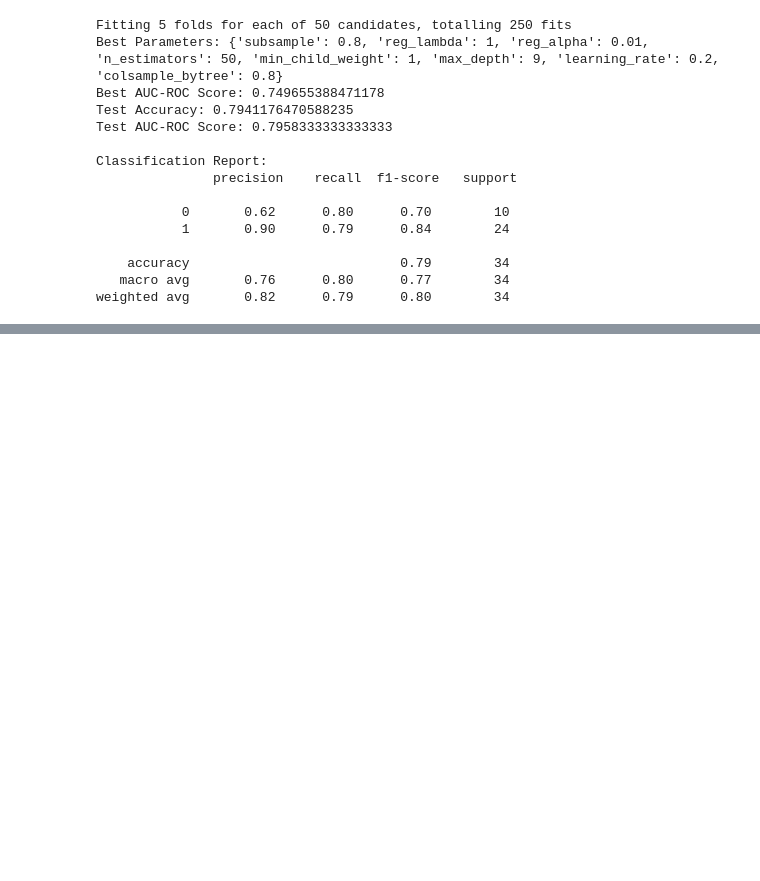
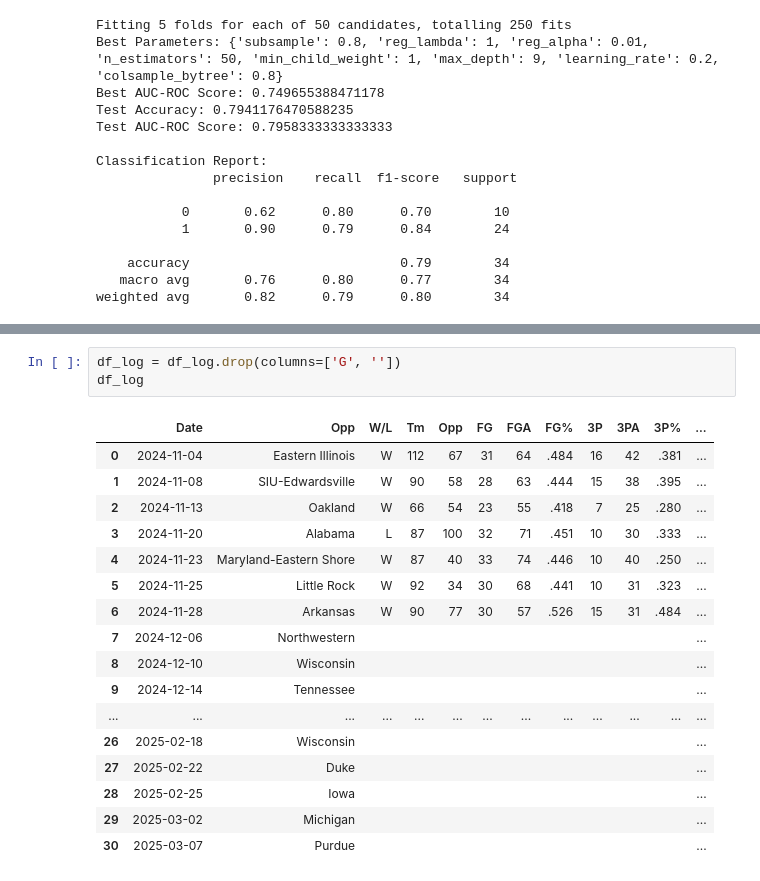
Before and after one commit to UIUC-DSC/team-townies-fa24, a Jupyter notebook: Modeling.ipynb, the cells around one changed output, grey strips where cells are left out. Saved outputs shown, nothing was run; the diff lists cells and outputs as text; blank space fills up the shorter version.

```diff
--- a/Modeling.ipynb
+++ b/Modeling.ipynb
@@ -780,0 +871,21 @@ Test AUC-ROC Score: 0.875
+# %%
+df_log = df_log.drop(columns=['G', ''])
+df_log
+# %% [output]
+|  | Date | Opp | W/L | Tm | Opp | FG | FGA | FG% | 3P | 3PA | 3P% | ... |
+| 0 | 2024-11-04 | Eastern Illinois | W | 112 | 67 | 31 | 64 | .484 | 16 | 42 | .381 | ... |
+| 1 | 2024-11-08 | SIU-Edwardsville | W | 90 | 58 | 28 | 63 | .444 | 15 | 38 | .395 | ... |
+| 2 | 2024-11-13 | Oakland | W | 66 | 54 | 23 | 55 | .418 | 7 | 25 | .280 | ... |
+| 3 | 2024-11-20 | Alabama | L | 87 | 100 | 32 | 71 | .451 | 10 | 30 | .333 | ... |
+| 4 | 2024-11-23 | Maryland-Eastern Shore | W | 87 | 40 | 33 | 74 | .446 | 10 | 40 | .250 | ... |
+| 5 | 2024-11-25 | Little Rock | W | 92 | 34 | 30 | 68 | .441 | 10 | 31 | .323 | ... |
+| 6 | 2024-11-28 | Arkansas | W | 90 | 77 | 30 | 57 | .526 | 15 | 31 | .484 | ... |
+| 7 | 2024-12-06 | Northwestern |  |  |  |  |  |  |  |  |  | ... |
+| 8 | 2024-12-10 | Wisconsin |  |  |  |  |  |  |  |  |  | ... |
+| 9 | 2024-12-14 | Tennessee |  |  |  |  |  |  |  |  |  | ... |
+| ... | ... | ... | ... | ... | ... | ... | ... | ... | ... | ... | ... | ... |
+| 26 | 2025-02-18 | Wisconsin |  |  |  |  |  |  |  |  |  | ... |
+| 27 | 2025-02-22 | Duke |  |  |  |  |  |  |  |  |  | ... |
+| 28 | 2025-02-25 | Iowa |  |  |  |  |  |  |  |  |  | ... |
+| 29 | 2025-03-02 | Michigan |  |  |  |  |  |  |  |  |  | ... |
+| 30 | 2025-03-07 | Purdue |  |  |  |  |  |  |  |  |  | ... |
```
Also changed, not shown: parts of 19 cells of this notebook, 1 other file.
